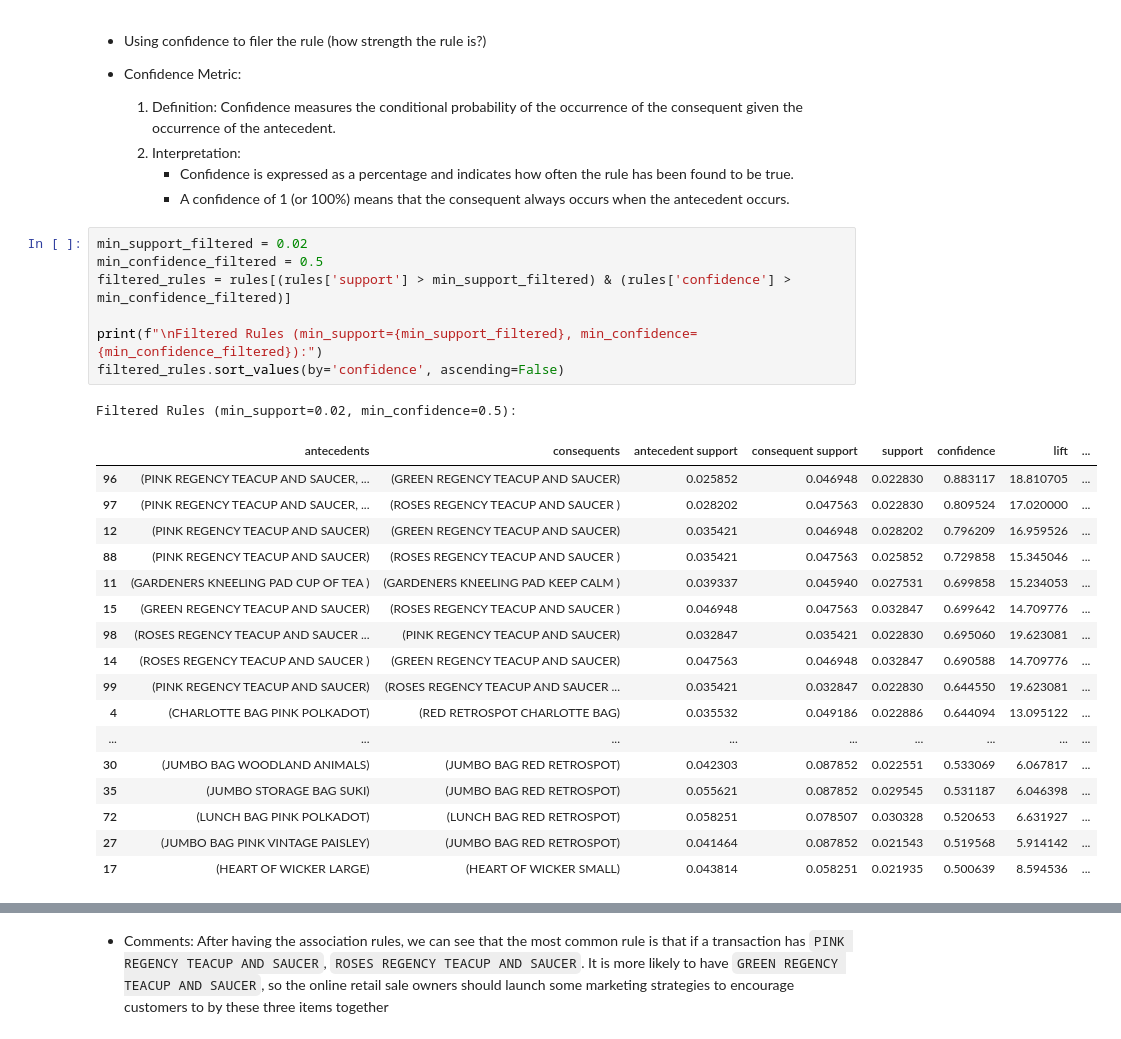
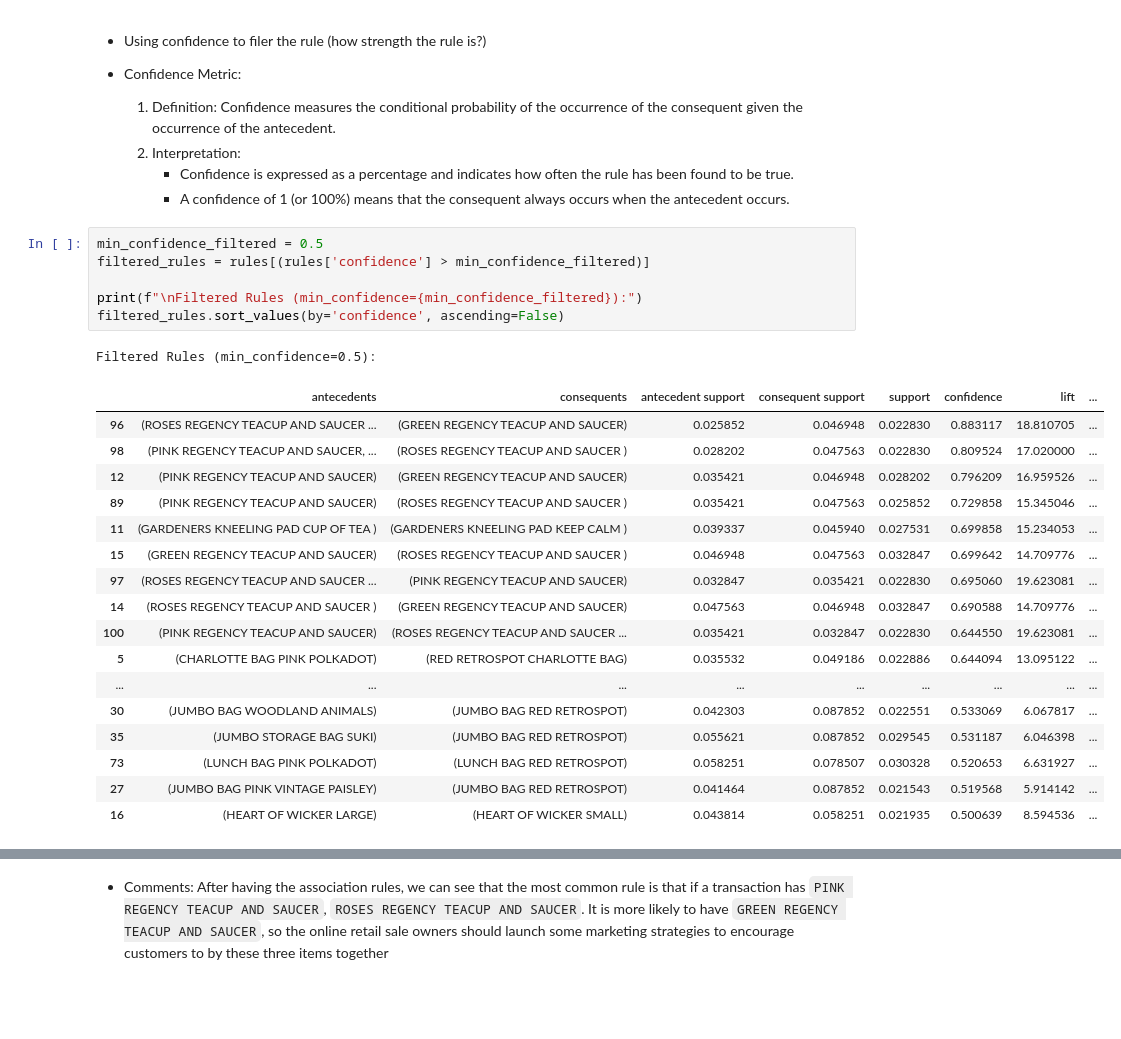
Before and after one commit to Ha0203/FinalProject_LTKHDL, a Jupyter notebook: main_branch.ipynb, the cells around one changed output, grey strips where cells are left out. Drawn from its saved outputs; the diff is of its cells as text; blank space fills up the shorter version.

```diff
--- a/main_branch.ipynb
+++ b/main_branch.ipynb
@@ -1149,31 +1149,30 @@ Association Rules (min_threshold=1):
         + Confidence is expressed as a percentage and indicates how often the rule has been found to be true.
         + A confidence of 1 (or 100%) means that the consequent always occurs when the antecedent occurs.
 # %%
-min_support_filtered = 0.02
 min_confidence_filtered = 0.5
-filtered_rules = rules[(rules['support'] > min_support_filtered) & (rules['confidence'] > min_confidence_filtered)]
+filtered_rules = rules[(rules['confidence'] > min_confidence_filtered)]
 
-print(f"\nFiltered Rules (min_support={min_support_filtered}, min_confidence={min_confidence_filtered}):")
+print(f"\nFiltered Rules (min_confidence={min_confidence_filtered}):")
 filtered_rules.sort_values(by='confidence', ascending=False)
 # %% [output]
-Filtered Rules (min_support=0.02, min_confidence=0.5):
+Filtered Rules (min_confidence=0.5):
 |  | antecedents | consequents | antecedent support | consequent support | support | confidence | lift | ... |
-| 96 | (PINK REGENCY TEACUP AND SAUCER, ... | (GREEN REGENCY TEACUP AND SAUCER) | 0.025852 | 0.046948 | 0.022830 | 0.883117 | 18.810705 | ... |
-| 97 | (PINK REGENCY TEACUP AND SAUCER, ... | (ROSES REGENCY TEACUP AND SAUCER ) | 0.028202 | 0.047563 | 0.022830 | 0.809524 | 17.020000 | ... |
+| 96 | (ROSES REGENCY TEACUP AND SAUCER ... | (GREEN REGENCY TEACUP AND SAUCER) | 0.025852 | 0.046948 | 0.022830 | 0.883117 | 18.810705 | ... |
+| 98 | (PINK REGENCY TEACUP AND SAUCER, ... | (ROSES REGENCY TEACUP AND SAUCER ) | 0.028202 | 0.047563 | 0.022830 | 0.809524 | 17.020000 | ... |
 | 12 | (PINK REGENCY TEACUP AND SAUCER) | (GREEN REGENCY TEACUP AND SAUCER) | 0.035421 | 0.046948 | 0.028202 | 0.796209 | 16.959526 | ... |
-| 88 | (PINK REGENCY TEACUP AND SAUCER) | (ROSES REGENCY TEACUP AND SAUCER ) | 0.035421 | 0.047563 | 0.025852 | 0.729858 | 15.345046 | ... |
+| 89 | (PINK REGENCY TEACUP AND SAUCER) | (ROSES REGENCY TEACUP AND SAUCER ) | 0.035421 | 0.047563 | 0.025852 | 0.729858 | 15.345046 | ... |
 | 11 | (GARDENERS KNEELING PAD CUP OF TEA ) | (GARDENERS KNEELING PAD KEEP CALM ) | 0.039337 | 0.045940 | 0.027531 | 0.699858 | 15.234053 | ... |
 | 15 | (GREEN REGENCY TEACUP AND SAUCER) | (ROSES REGENCY TEACUP AND SAUCER ) | 0.046948 | 0.047563 | 0.032847 | 0.699642 | 14.709776 | ... |
-| 98 | (ROSES REGENCY TEACUP AND SAUCER ... | (PINK REGENCY TEACUP AND SAUCER) | 0.032847 | 0.035421 | 0.022830 | 0.695060 | 19.623081 | ... |
+| 97 | (ROSES REGENCY TEACUP AND SAUCER ... | (PINK REGENCY TEACUP AND SAUCER) | 0.032847 | 0.035421 | 0.022830 | 0.695060 | 19.623081 | ... |
 | 14 | (ROSES REGENCY TEACUP AND SAUCER ) | (GREEN REGENCY TEACUP AND SAUCER) | 0.047563 | 0.046948 | 0.032847 | 0.690588 | 14.709776 | ... |
-| 99 | (PINK REGENCY TEACUP AND SAUCER) | (ROSES REGENCY TEACUP AND SAUCER ... | 0.035421 | 0.032847 | 0.022830 | 0.644550 | 19.623081 | ... |
-| 4 | (CHARLOTTE BAG PINK POLKADOT) | (RED RETROSPOT CHARLOTTE BAG) | 0.035532 | 0.049186 | 0.022886 | 0.644094 | 13.095122 | ... |
+| 100 | (PINK REGENCY TEACUP AND SAUCER) | (ROSES REGENCY TEACUP AND SAUCER ... | 0.035421 | 0.032847 | 0.022830 | 0.644550 | 19.623081 | ... |
+| 5 | (CHARLOTTE BAG PINK POLKADOT) | (RED RETROSPOT CHARLOTTE BAG) | 0.035532 | 0.049186 | 0.022886 | 0.644094 | 13.095122 | ... |
 | ... | ... | ... | ... | ... | ... | ... | ... | ... |
 | 30 | (JUMBO BAG WOODLAND ANIMALS) | (JUMBO BAG RED RETROSPOT) | 0.042303 | 0.087852 | 0.022551 | 0.533069 | 6.067817 | ... |
 | 35 | (JUMBO STORAGE BAG SUKI) | (JUMBO BAG RED RETROSPOT) | 0.055621 | 0.087852 | 0.029545 | 0.531187 | 6.046398 | ... |
-| 72 | (LUNCH BAG PINK POLKADOT) | (LUNCH BAG RED RETROSPOT) | 0.058251 | 0.078507 | 0.030328 | 0.520653 | 6.631927 | ... |
+| 73 | (LUNCH BAG PINK POLKADOT) | (LUNCH BAG RED RETROSPOT) | 0.058251 | 0.078507 | 0.030328 | 0.520653 | 6.631927 | ... |
 | 27 | (JUMBO BAG PINK VINTAGE PAISLEY) | (JUMBO BAG RED RETROSPOT) | 0.041464 | 0.087852 | 0.021543 | 0.519568 | 5.914142 | ... |
-| 17 | (HEART OF WICKER LARGE) | (HEART OF WICKER SMALL) | 0.043814 | 0.058251 | 0.021935 | 0.500639 | 8.594536 | ... |
+| 16 | (HEART OF WICKER LARGE) | (HEART OF WICKER SMALL) | 0.043814 | 0.058251 | 0.021935 | 0.500639 | 8.594536 | ... |
 # %%
 # Print the top 5 most common rules from the filtered rules DataFrame
 top_5_rules = filtered_rules.sort_values(by='confidence', ascending=False).head(5)
```
Also changed, not shown: parts of 9 cells of this notebook.
